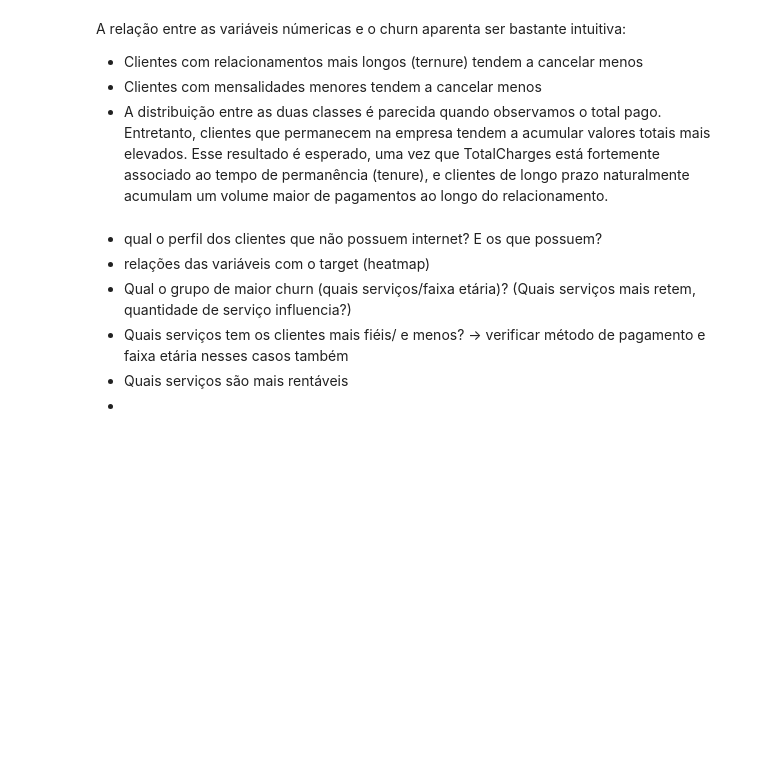
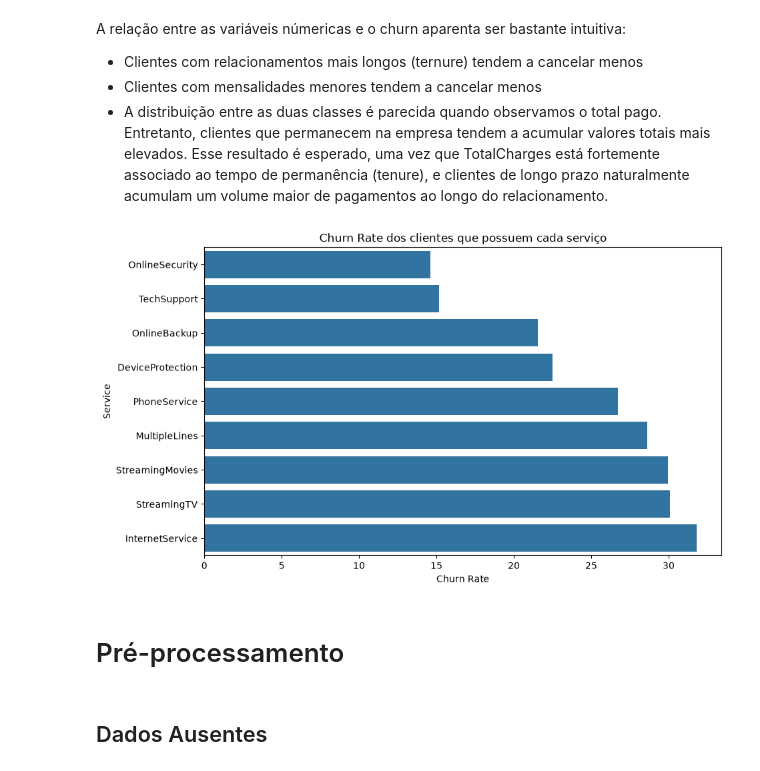
Before and after one commit to lmloCin/Projeto-Churn, a Jupyter notebook: EDA.ipynb, the cells around one changed output. Saved outputs shown, nothing was run; the diff lists cells and outputs as text; code cells hidden in the pictures; blank space fills up the shorter version.

```diff
--- a/EDA.ipynb
+++ b/EDA.ipynb
@@ -224,10 +250,57 @@ A relação entre as variáveis númericas e o churn aparenta ser bastante intui
 - Clientes com relacionamentos mais longos (ternure) tendem a cancelar menos
 - Clientes com mensalidades menores tendem a cancelar menos
 - A distribuição entre as duas classes é parecida quando observamos o total pago. Entretanto, clientes que permanecem na empresa tendem a acumular valores totais mais elevados. Esse resultado é esperado, uma vez que TotalCharges está fortemente associado ao tempo de permanência (tenure), e clientes de longo prazo naturalmente acumulam um volume maior de pagamentos ao longo do relacionamento.
-# %% [markdown]
-- qual o perfil dos clientes que não possuem internet? E os que possuem?
-- relações das variáveis com o target (heatmap)
-- Qual o grupo de maior churn (quais serviços/faixa etária)? (Quais serviços mais retem, quantidade de serviço influencia?)
-- Quais serviços tem os clientes mais fiéis/ e menos? -> verificar método de pagamento e faixa etária nesses casos também
-- Quais serviços são mais rentáveis
--
+# %%
+services = [
+    'PhoneService',
+    'MultipleLines',
+    'InternetService',
+    'OnlineSecurity',
+    'OnlineBackup',
+    'DeviceProtection',
+    'TechSupport',
+    'StreamingTV',
+    'StreamingMovies'
+]
+# %%
+retencao = []
+
+for service in services:
+
+    if service == 'InternetService':
+        mask = df_churn[service].isin(['DSL', 'Fiber optic'])
+    else:
+        mask = df_churn[service] == 'Yes'
+
+    churn_rate = (
+        df_churn.loc[mask, 'Churn_num']
+        .mean()
+        * 100
+    )
+
+    retencao.append({
+        'Service': service,
+        'Churn Rate': churn_rate
+    })
+
+retencao = (
+    pd.DataFrame(retencao)
+    .sort_values('Churn Rate')
+)
+
+plt.figure(figsize=(10,6))
+
+sns.barplot(
+    data=retencao,
+    x='Churn Rate',
+    y='Service'
+)
+
+plt.title('Churn Rate dos clientes que possuem cada serviço')
+plt.show()
+# %% [output]
+[figure, added]
+# %% [markdown]
+# Pré-processamento
+# %% [markdown]
+## Dados Ausentes
```
Also changed, not shown: parts of 24 cells of this notebook, 3 other files.
